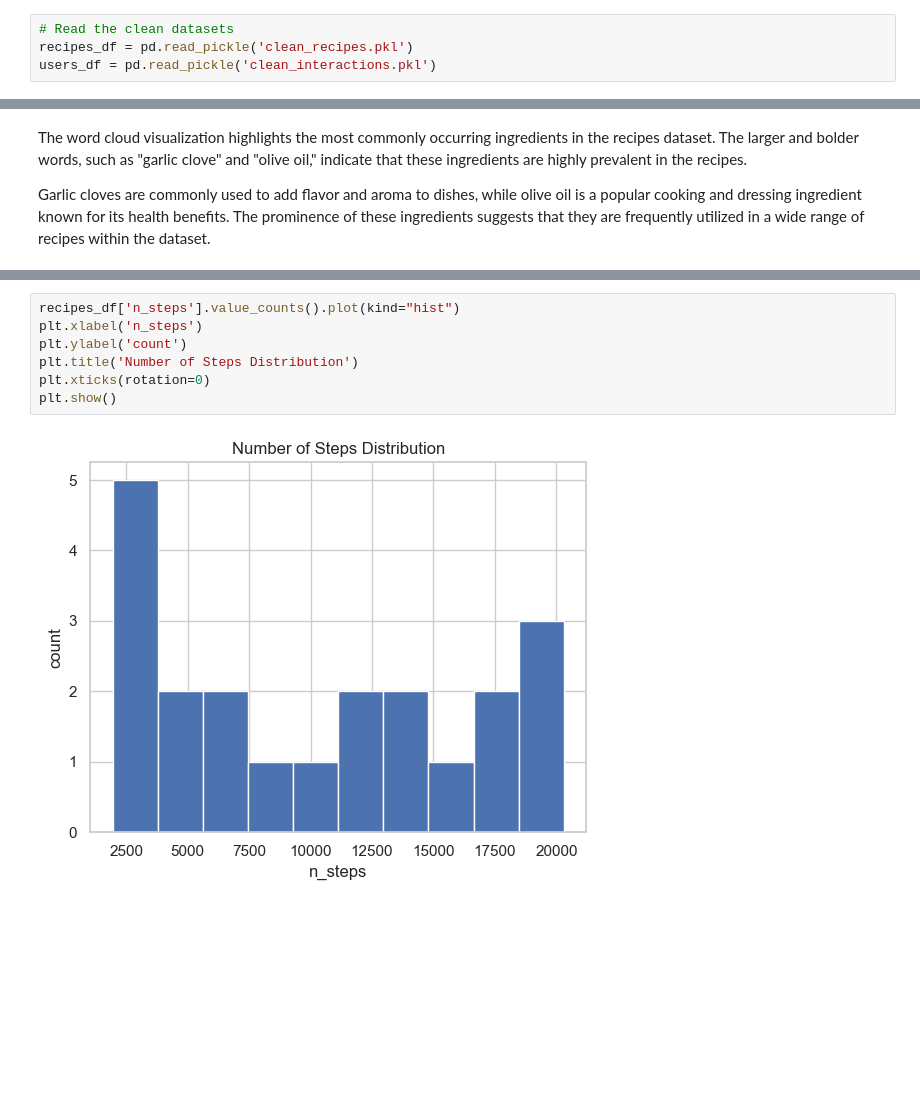
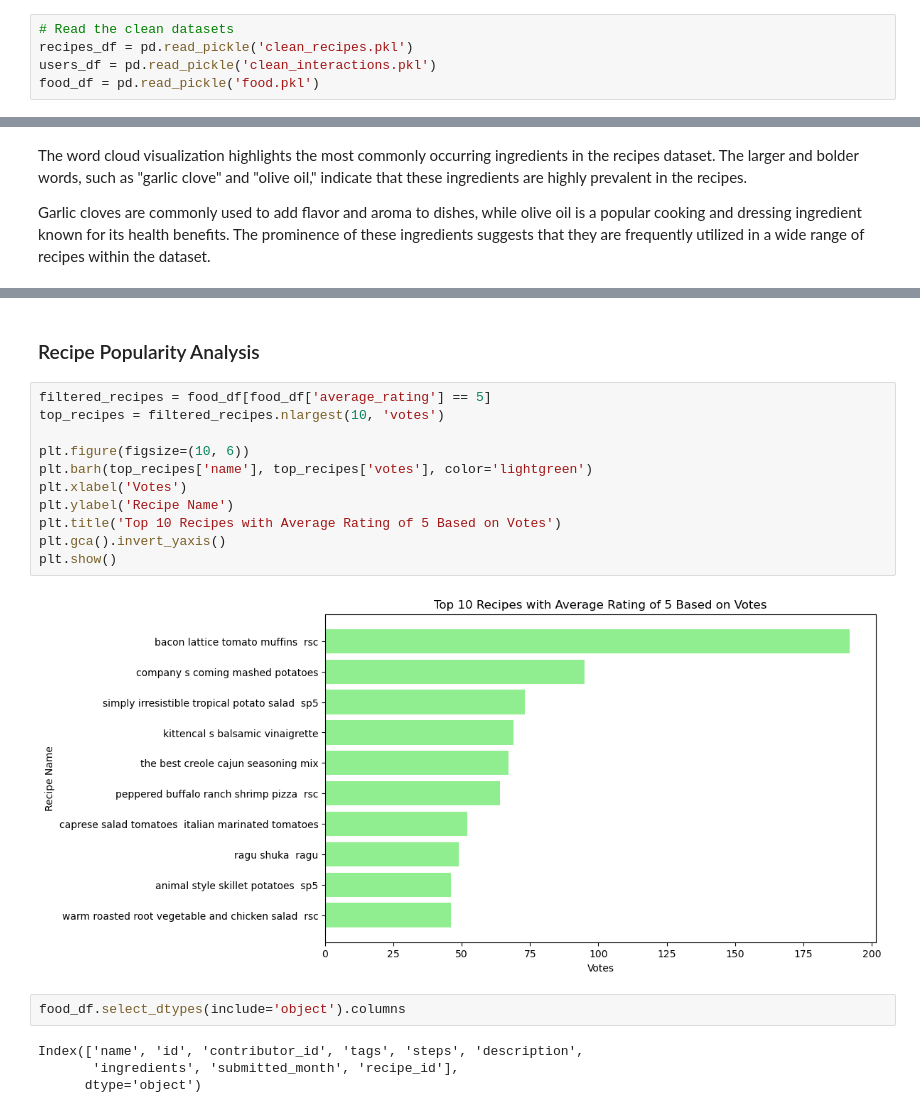
Before and after one commit to kli210/recipe_recommender_capstone, a Jupyter notebook: EDA.ipynb, the cells around one changed output, grey strips where cells are left out. Saved outputs shown, nothing was run; the diff lists cells and outputs as text; blank space fills up the shorter version.

```diff
--- a/EDA.ipynb
+++ b/EDA.ipynb
@@ -63,6 +63,7 @@ warnings.filterwarnings("ignore")
 # Read the clean datasets
 recipes_df = pd.read_pickle('clean_recipes.pkl')
 users_df = pd.read_pickle('clean_interactions.pkl')
+food_df = pd.read_pickle('food.pkl')
 # %%
 # Merge the datasets on the common column 'recipe_id'
 merged_df = pd.merge(recipes_df, users_df, left_on='id', right_on='recipe_id')
@@ -368,9 +277,21 @@ plt.show()
-# %%
-recipes_df['n_steps'].value_counts().plot(kind="hist")
-plt.xlabel('n_steps')
-plt.ylabel('count')
-plt.title('Number of Steps Distribution')
-plt.xticks(rotation=0)
-plt.show()
-# %% [output]
-[figure, removed]
+# %% [markdown]
+### Recipe Popularity Analysis
+# %%
+filtered_recipes = food_df[food_df['average_rating'] == 5]
+top_recipes = filtered_recipes.nlargest(10, 'votes')
+
+plt.figure(figsize=(10, 6))
+plt.barh(top_recipes['name'], top_recipes['votes'], color='lightgreen')
+plt.xlabel('Votes')
+plt.ylabel('Recipe Name')
+plt.title('Top 10 Recipes with Average Rating of 5 Based on Votes')
+plt.gca().invert_yaxis()
+plt.show()
+# %% [output]
+[figure, added]
+# %%
+food_df.select_dtypes(include='object').columns
+# %% [output]
+Index(['name', 'id', 'contributor_id', 'tags', 'steps', 'description',
+       'ingredients', 'submitted_month', 'recipe_id'],
+      dtype='object')
```
Also changed, not shown: parts of 26 cells of this notebook.
